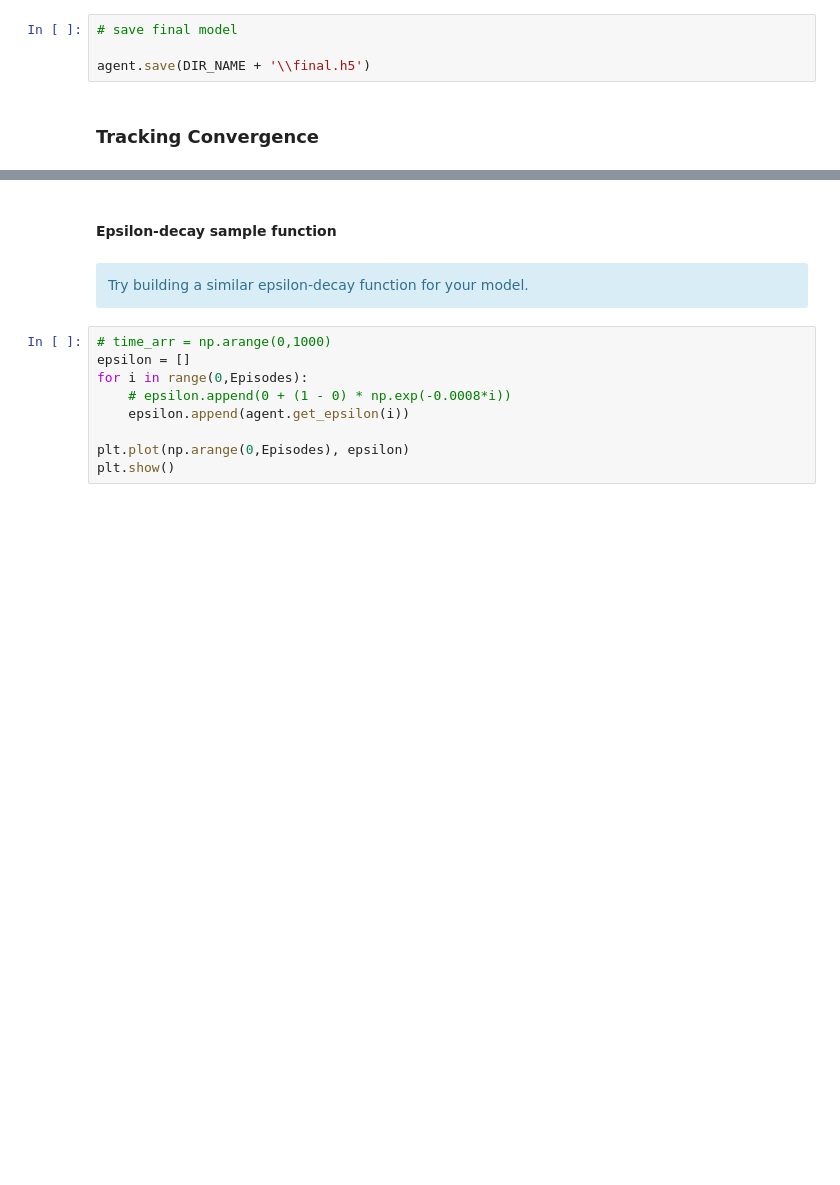
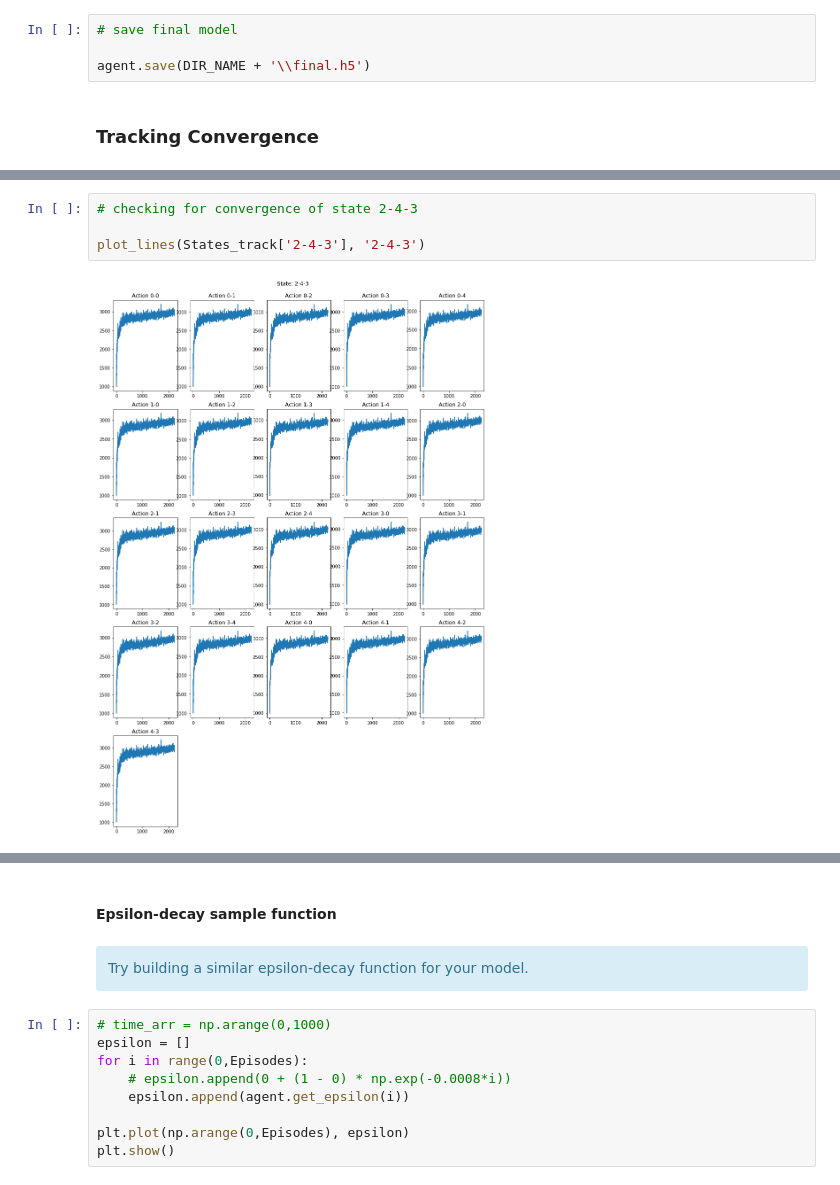
Before and after one commit to adi007me/deep-reinforcement-learning, a Jupyter notebook: DQN_Agent_Arch1.ipynb, the cells around one changed output, grey strips where cells are left out. Cells and saved outputs as stored; diff of their text form; blank space fills up the shorter version.

```diff
--- a/DQN_Agent_Arch1.ipynb
+++ b/DQN_Agent_Arch1.ipynb
@@ -314,0 +340,6 @@ States_track[1-2-0]
+# %%
+# checking for convergence of state 2-4-3
+
+plot_lines(States_track['2-4-3'], '2-4-3')
+# %% [output]
+[figure, added]
```
Also changed, not shown: parts of 13 cells of this notebook.
